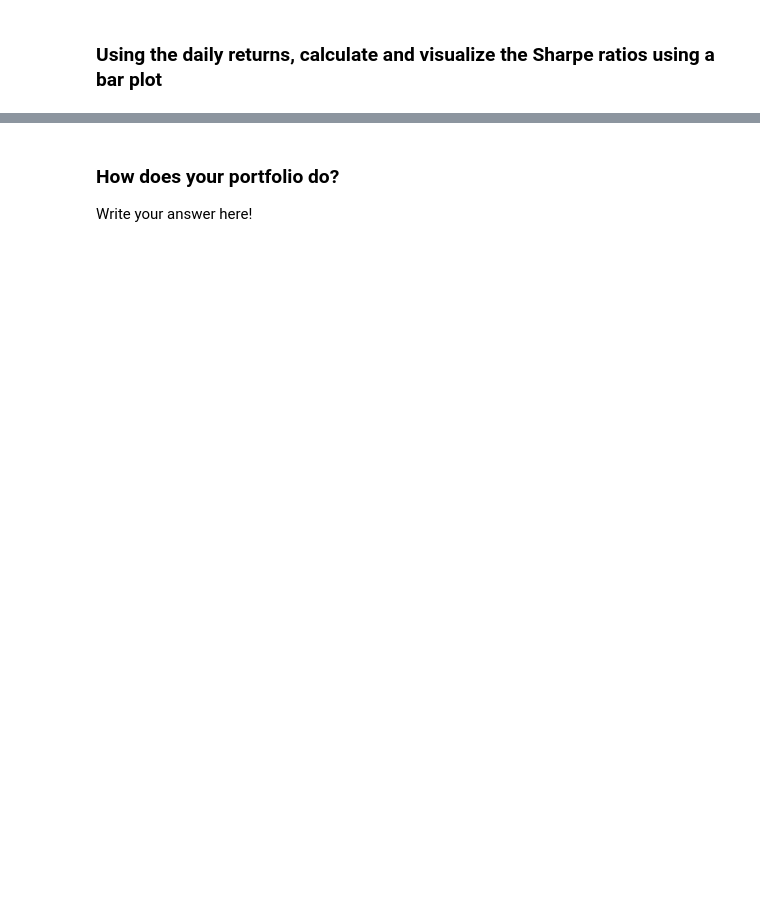
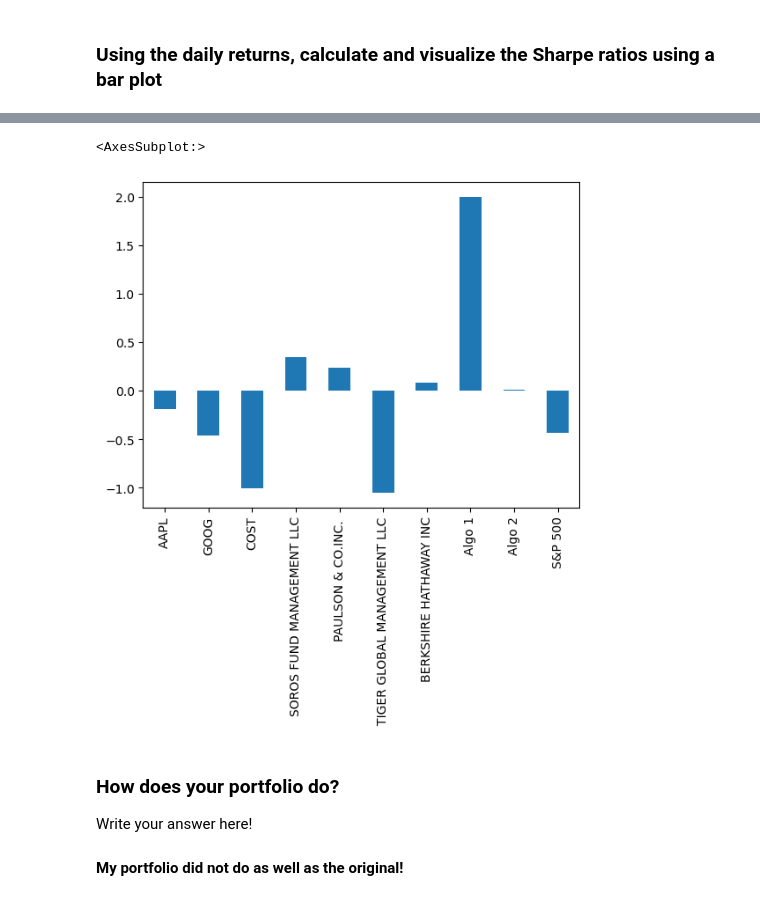
Before and after one commit to idamanue/Whale_analysis, a Jupyter notebook: whale_analysis.ipynb, the cells around one changed output, grey strips where cells are left out. Cells and saved outputs as stored; diff of their text form; code cells hidden in the pictures; blank space fills up the shorter version.

```diff
--- a/whale_analysis.ipynb
+++ b/whale_analysis.ipynb
@@ -471,3 +591,10 @@ portfolio_returns
 ### Using the daily returns, calculate and visualize the Sharpe ratios using a bar plot
 # %%
 # Calculate Annualized Sharpe Ratios
+
+combined_std = combined.std()
+
+sharpe_ratios_combined = (combined.mean() * 252) /(combined_std * np.sqrt(252))
+
+
+sharpe_ratios_combined
@@ -474,6 +613,12 @@ portfolio_returns
 # %%
 # Visualize the sharpe ratios as a bar plot
+sharpe_ratios_combined.plot( kind = "bar" )
+# %% [output]
+<AxesSubplot:>
+[figure, added]
 # %% [markdown]
 ### How does your portfolio do?
 
 Write your answer here!
+# %% [markdown]
+**My portfolio did not do as well as the original!**
```
Also changed, not shown: parts of 17 cells of this notebook.
